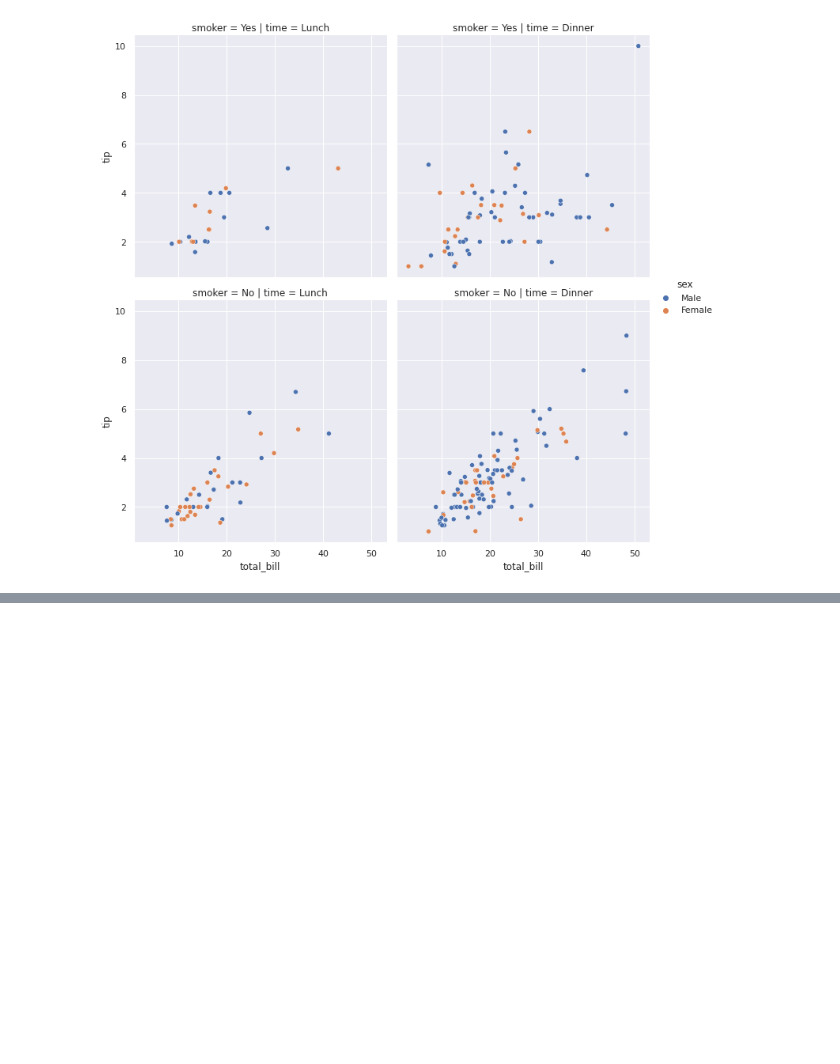
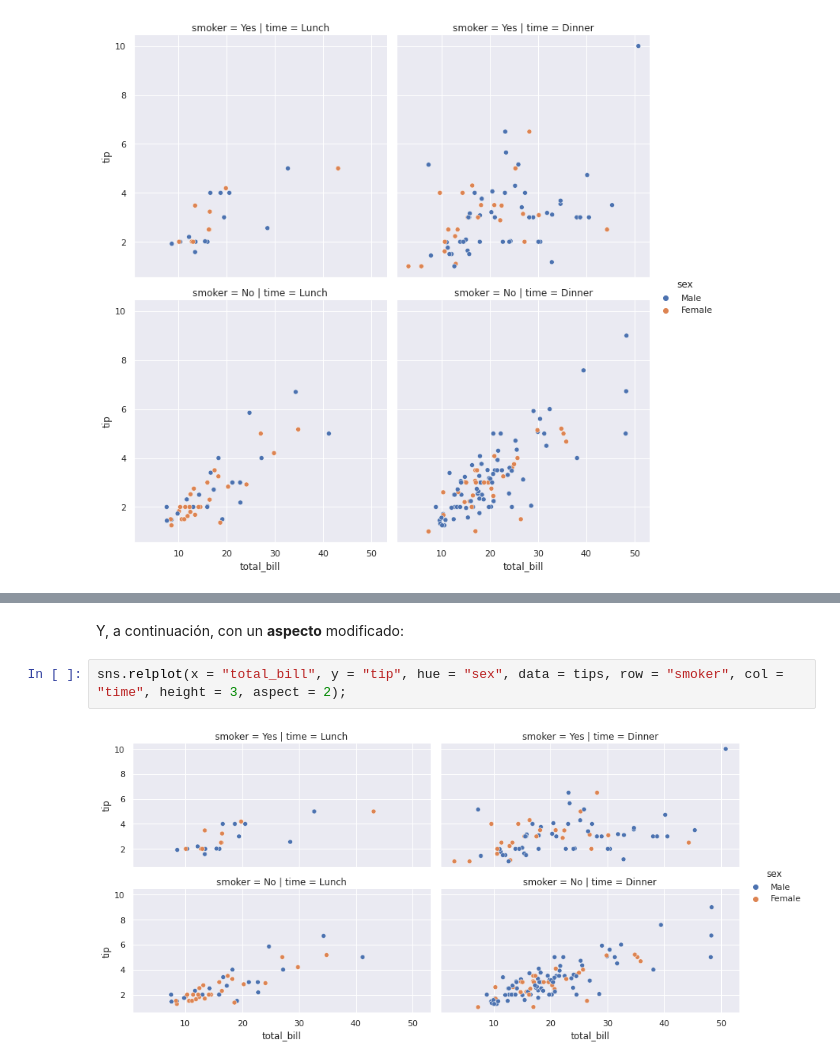
Before and after one commit to NachusS/Curso-Python-intermedio-para-Matematicos, a Jupyter notebook: notebooks/05-Extras-Seaborn_v1.ipynb, the cells around one changed output, grey strips where cells are left out. Drawn from its saved outputs; the diff is of its cells as text; blank space fills up the shorter version.

```diff
--- a/notebooks/05-Extras-Seaborn_v1.ipynb
+++ b/notebooks/05-Extras-Seaborn_v1.ipynb
@@ -569,0 +576,6 @@ sns.relplot(x = "total_bill", y = "tip", hue = "sex", data = tips, row = "smoker
+# %% [markdown]
+Y, a continuación, con un **aspecto** modificado:
+# %%
+sns.relplot(x = "total_bill", y = "tip", hue = "sex", data = tips, row = "smoker", col = "time", height = 3, aspect = 2);
+# %% [output]
+[figure, added]
```
Also changed, not shown: parts of 185 cells of this notebook.
